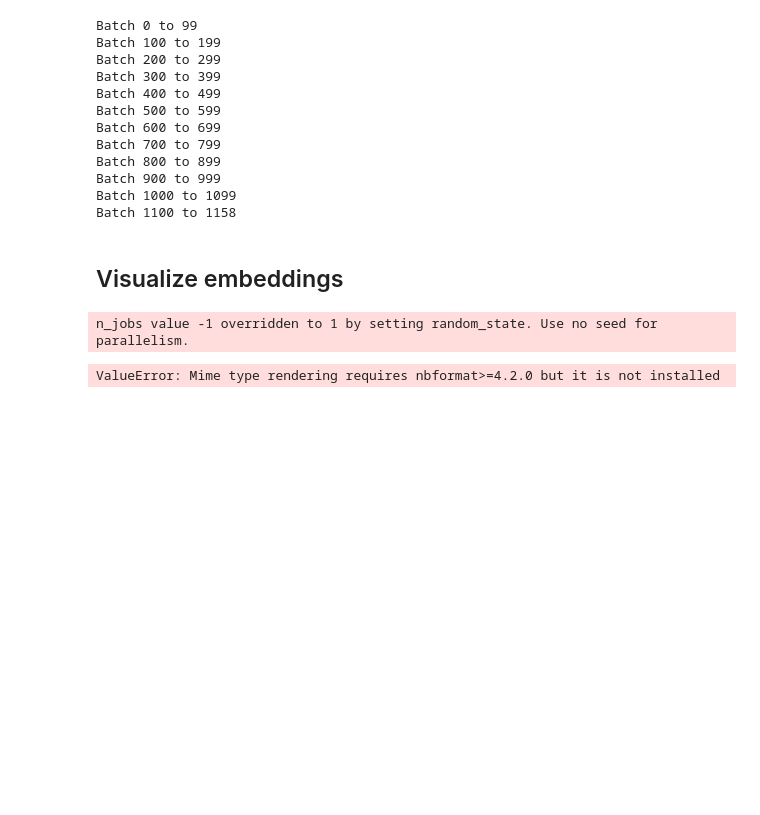
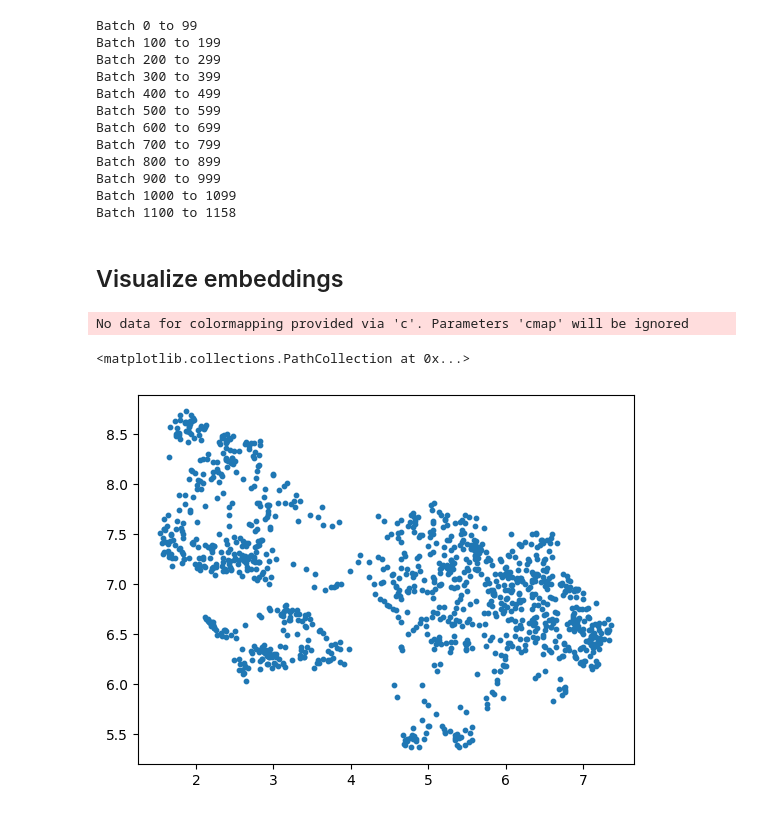
Before and after one commit to amatlin/ask-van-gogh, a Jupyter notebook: notebooks/embed_letters.ipynb, the cells around one changed output. Drawn from its saved outputs; the diff is of its cells as text; code cells hidden in the pictures; blank space fills up the shorter version.

Commit message:
fix plotting in embed_letters

```diff
--- a/notebooks/embed_letters.ipynb
+++ b/notebooks/embed_letters.ipynb
@@ -203,31 +206,14 @@ vgogh_letter_chunks_df.to_csv("data/letter_embeddings.csv")
 # %% [markdown]
 ## Visualize embeddings
 # %%
-import umap
-
 # Reduce dimensionality of embeddings to 2D
-umap_model = umap.UMAP(n_components=5, metric='cosine', random_state=42).fit(vgogh_letter_chunks_df.embeddings.tolist())
+umap_model = umap.UMAP(n_components=5, metric='cosine', random_state=42).fit(vgogh_letter_chunks_df.embedding.tolist())
-# %%
-umap_model = umap.UMAP(n_components=2, metric='cosine', random_state=42)
-# %%
-import umap
-import plotly.express as px
-
-# Fit the UMAP model
-umap_embeddings = umap_model.transform(vgogh_letter_chunks_df.embeddings.tolist())
-
-# Add the UMAP embeddings to your DataFrame
-vgogh_letter_chunks_df['UMAP-1'] = umap_embeddings[:, 0]
-vgogh_letter_chunks_df['UMAP-2'] = umap_embeddings[:, 1]
-
-# Create an interactive scatter plot with Plotly Express
-fig = px.scatter(vgogh_letter_chunks_df, x='UMAP-1', y='UMAP-2',
-                 color='Origin', facet_col='From', facet_row='To',
-                 title='UMAP projection of Vincent van Gogh Letters',
-                 hover_data=['Origin', 'From', 'To'])
-
-# Show the plot
-fig.show()
-# %% [output]
-n_jobs value -1 overridden to 1 by setting random_state. Use no seed for parallelism.
-ValueError: Mime type rendering requires nbformat>=4.2.0 but it is not installed
+# %%
+umap_embeddings = umap_model.transform(vgogh_letter_chunks_df.embedding.tolist())
+# %%
+# plot umap embeddings
+plt.scatter(umap_embeddings[:,0], umap_embeddings[:,1], s=10)
+# %% [output]
+No data for colormapping provided via 'c'. Parameters 'cmap' will be ignored
+<matplotlib.collections.PathCollection at 0x...>
+[figure, added]
```
Also changed, not shown: parts of 3 cells of this notebook.
